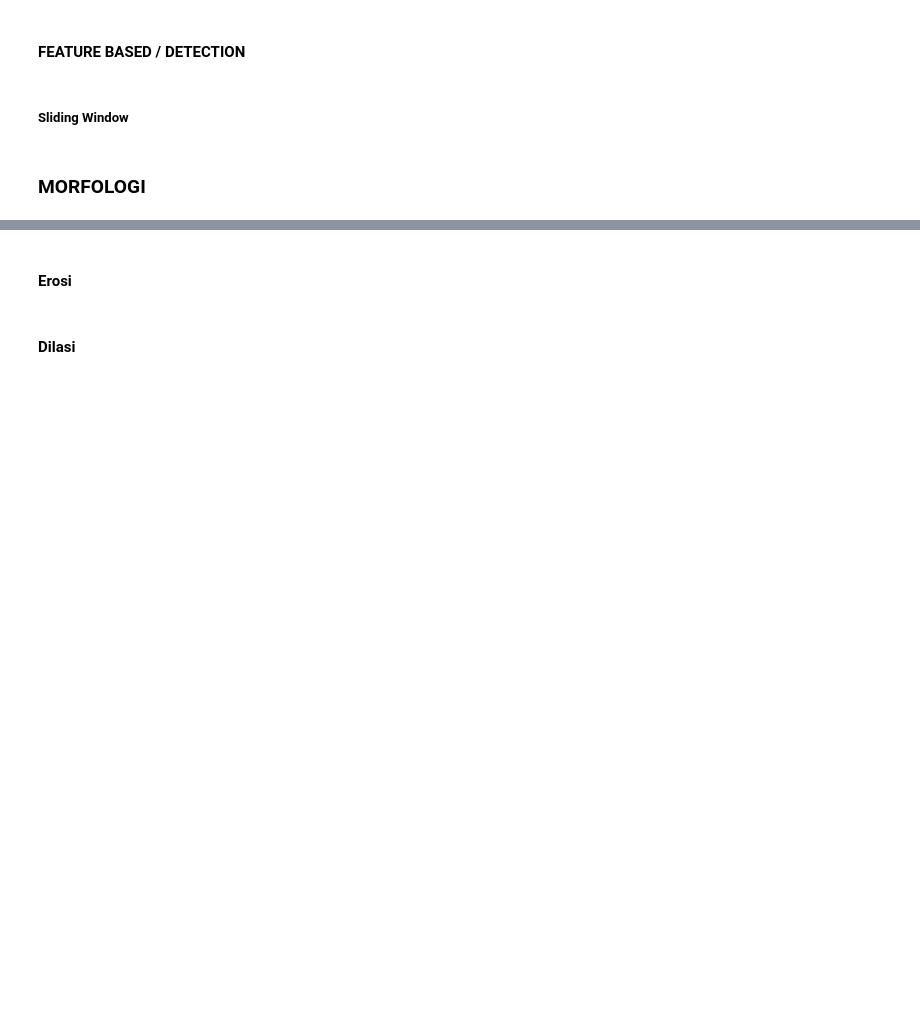
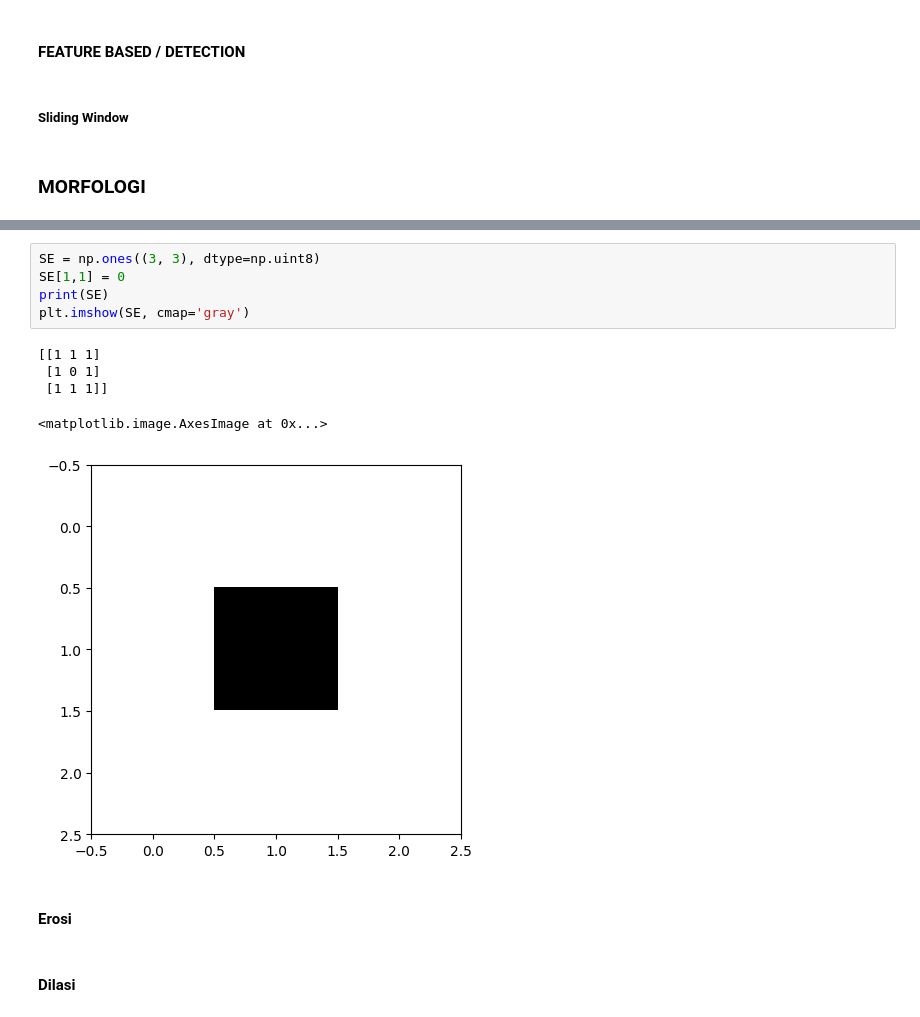
Before and after one commit to sapto-nugroho/PCD, a Jupyter notebook: PCD_Assignment03/PCD_Assignment03.ipynb, the cells around one changed output, grey strips where cells are left out. Drawn from its saved outputs; the diff is of its cells as text; blank space fills up the shorter version.

```diff
--- a/PCD_Assignment03/PCD_Assignment03.ipynb
+++ b/PCD_Assignment03/PCD_Assignment03.ipynb
@@ -601,3 +559,14 @@ plt.show()
+# %%
+SE = np.ones((3, 3), dtype=np.uint8)
+SE[1,1] = 0
+print(SE)
+plt.imshow(SE, cmap='gray')
+# %% [output]
+[[1 1 1]
+ [1 0 1]
+ [1 1 1]]
+<matplotlib.image.AxesImage at 0x...>
+[figure, added]
 # %% [markdown]
 #### **Erosi**
 # %% [markdown]
```
Also changed, not shown: parts of 11 cells of this notebook.
